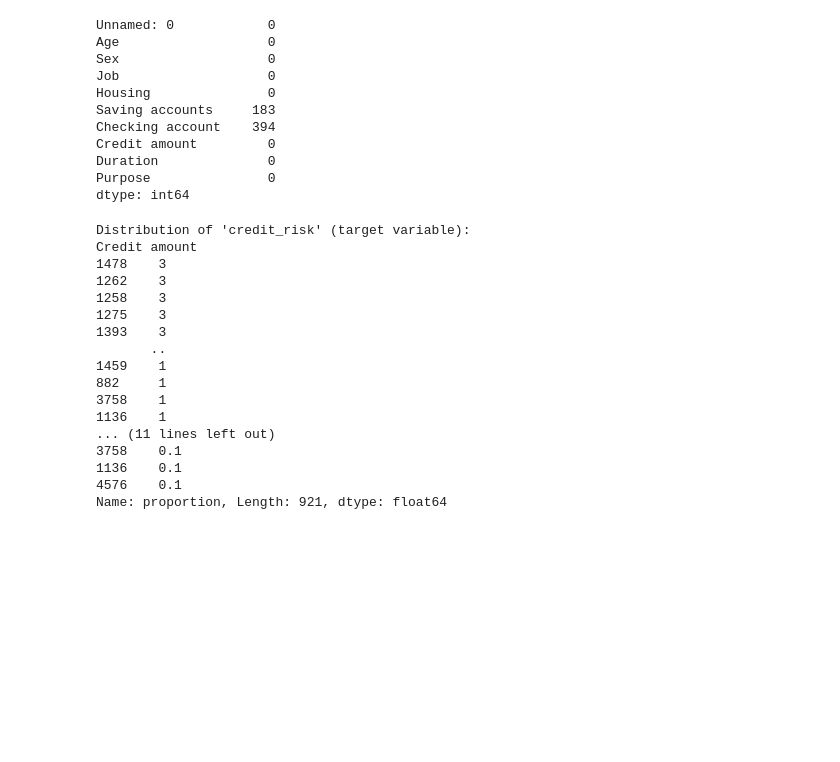
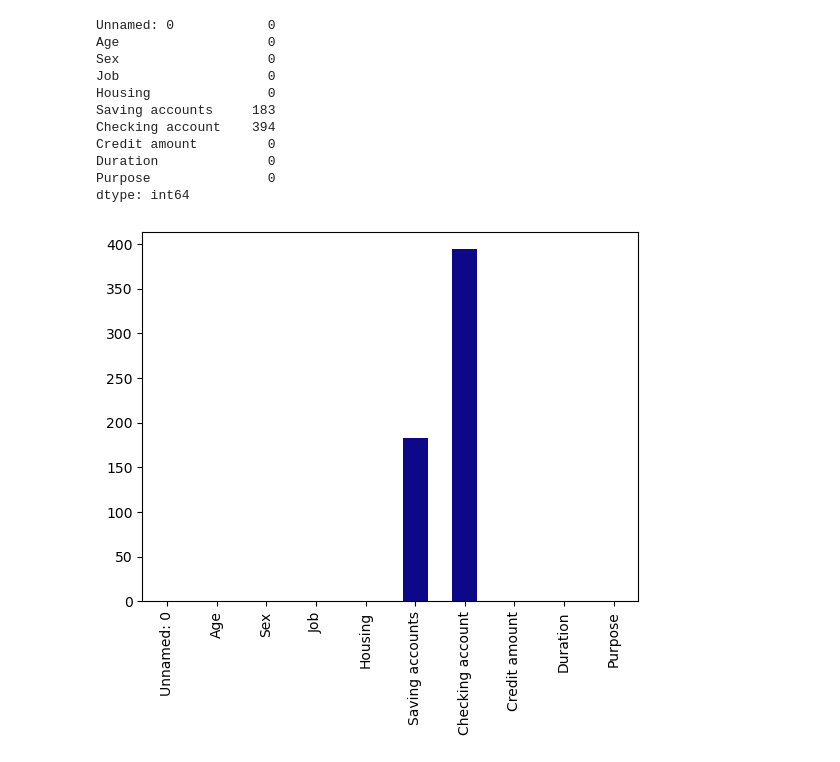
Before and after one commit to itsmearafik/Credit-Risk-Segmentation-Finance-, a Jupyter notebook: notebooks/app.ipynb, the cells around one changed output. Saved outputs shown, nothing was run; the diff lists cells and outputs as text; code cells hidden in the pictures; blank space fills up the shorter version.

Commit message:
Starrted exploratory data analysis (EDA) process: data cleaning and structuring.

```diff
--- a/notebooks/app.ipynb
+++ b/notebooks/app.ipynb
@@ -24,7 +21,7 @@ from sklearn.metrics import accuracy_score, confusion_matrix, classification_rep
 # %%
 # loading the data
-german_credit_risk = pd.read_csv("..\data\german_credit_data.csv")
-german_credit_risk.head()
+german_bank = pd.read_csv("..\data\german_credit_data.csv")
+german_bank.head()
 # %% [output]
 |  | Unnamed: 0 | Age | Sex | Job | Housing | Saving accounts | Checking account | Credit amount | ... |
 | 0 | 0 | 67 | male | 2 | own | NaN | little | 1169 | ... |
@@ -67,5 +66,9 @@ german_credit_risk.describe()
 # %%
-print(german_credit_risk.isnull().sum())
+# making a copy of the main dataset to begin EDA
+german_eda = german_bank.copy()
+
+# checking for missing values
+german_eda.isnull().sum()
 # %% [output]
 Unnamed: 0            0
 Age                   0
@@ -78,25 +81,17 @@ Credit amount         0
 Duration              0
 Purpose               0
 dtype: int64
-# %%
-print("Distribution of 'credit_risk' (target variable): ")
-print(german_credit_risk['Credit amount'].value_counts())
-print(german_credit_risk['Credit amount'].value_counts(normalize=True) * 100)
-# %% [output]
-Distribution of 'credit_risk' (target variable):
-Credit amount
-1478    3
-1262    3
-1258    3
-1275    3
-1393    3
-       ..
-1459    1
-882     1
-3758    1
-1136    1
-... (11 lines left out)
-3758    0.1
-1136    0.1
-4576    0.1
-Name: proportion, Length: 921, dtype: float64
+# %%
+# removing indexing column
+
+german_eda.drop('Unnamed: 0', axis=1, inplace=True)
+# %%
+# Null/Missing values
+
+null_values = german_eda.isnull().sum()
+
+# plotting null values
+null_values.plot(kind='bar', cmap = 'plasma')
+plt.show()
+# %% [output]
+[figure, added]
```
Also changed, not shown: parts of 5 cells of this notebook.
